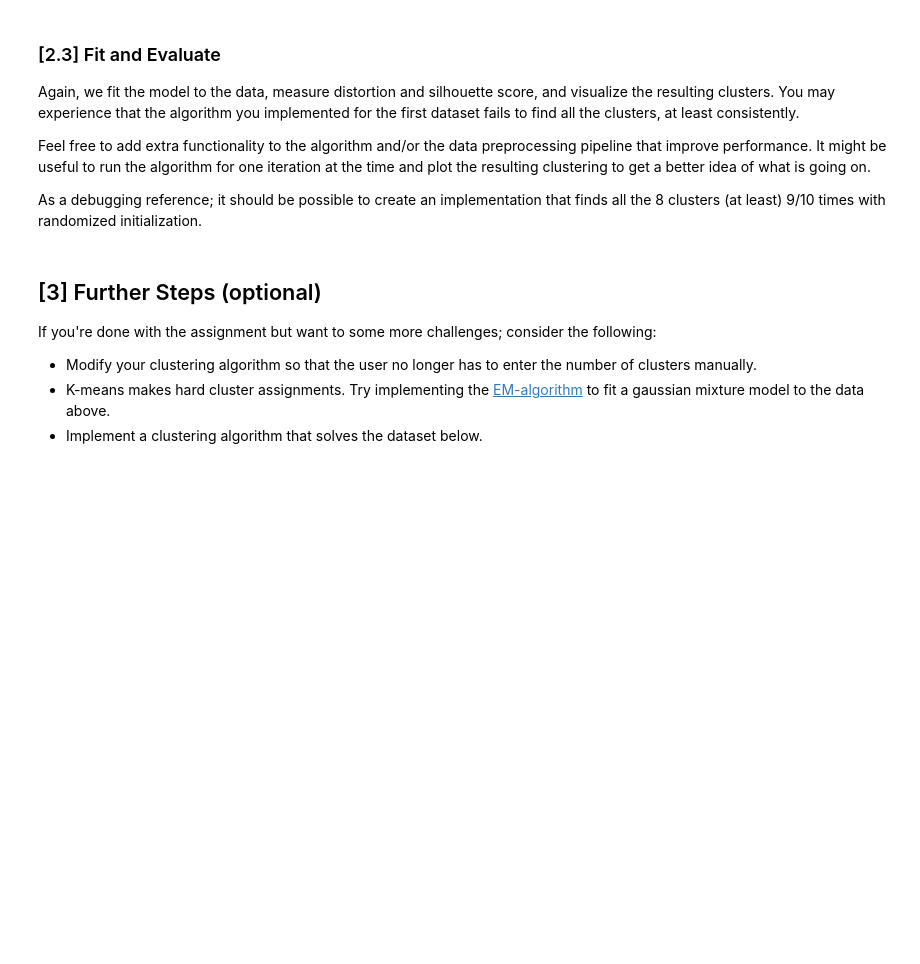
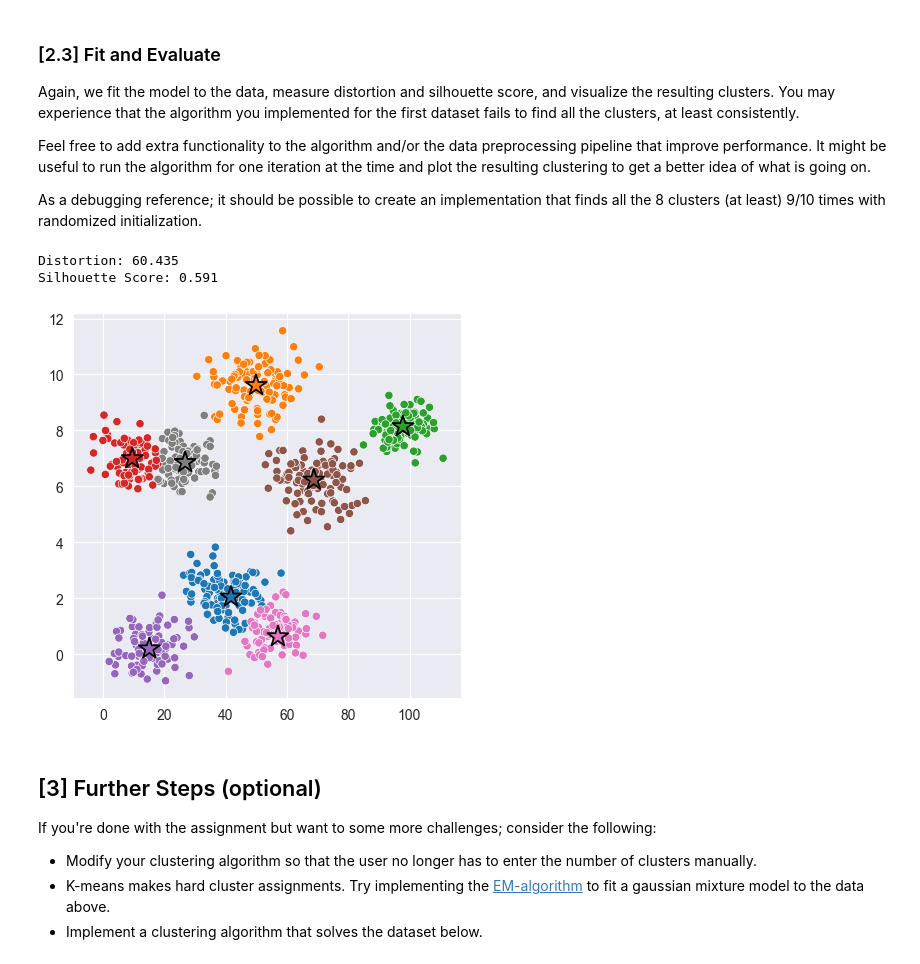
Before and after one commit to henriklarsen28/TDT-4173-2023-task-1, a Jupyter notebook: k_means/experiment.ipynb, the cells around one changed output. Saved outputs shown, nothing was run; the diff lists cells and outputs as text; code cells hidden in the pictures; blank space fills up the shorter version.

```diff
--- a/k_means/experiment.ipynb
+++ b/k_means/experiment.ipynb
@@ -123,34 +132,38 @@ As a debugging reference; it should be possible to create an implementation that
 # %%
 # Fit Model
 X = data_2[['x0', 'x1']]
 
 # Make to Numpy array
 X = np.asarray(X)
 
 # Normalize data
 X_mean = X.mean(axis=0)
 X_std = X.std(axis=0)
 
 X = (X-X_mean)/X_std
 
-model_2 = km.KMeans()  # <-- Feel free to add hyperparameters
+model_2 = km.KMeans(8)  # <-- Feel free to add hyperparameters
 model_2.fit(X)
 
 # Compute Silhouette Score
 z = model_2.predict(X)
 print(f'Distortion: {km.euclidean_distortion(X, z) :.3f}')
 print(f'Silhouette Score: {km.euclidean_silhouette(X, z) :.3f}')
 
 # Inverse normalize
 X = X * X_std + X_mean
 
 # Plot cluster assignments and the position of prediction back to normal
 C = model_2.get_centroids() * X_std + X_mean
 K = len(C)
 _, ax = plt.subplots(figsize=(5, 5), dpi=100)
 sns.scatterplot(x=X[:,0], y=X[:,1], hue=z, hue_order=range(K), palette='tab10', ax=ax);
 sns.scatterplot(x=C[:,0], y=C[:,1], hue=range(K), palette='tab10', marker='*', s=250, edgecolor='black', ax=ax)
 ax.legend().remove()
+# %% [output]
+Distortion: 60.435
+Silhouette Score: 0.591
+[figure, added]
 # %% [markdown]
 ## [3] Further Steps (optional)
 
```
Also changed, not shown: parts of 4 cells of this notebook, 2 other files.
